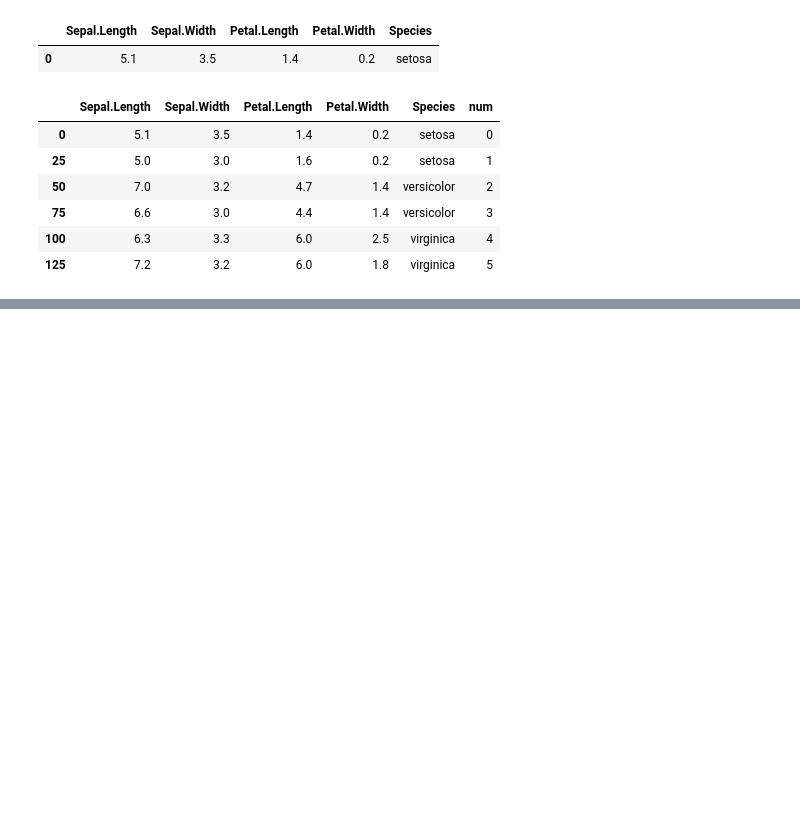
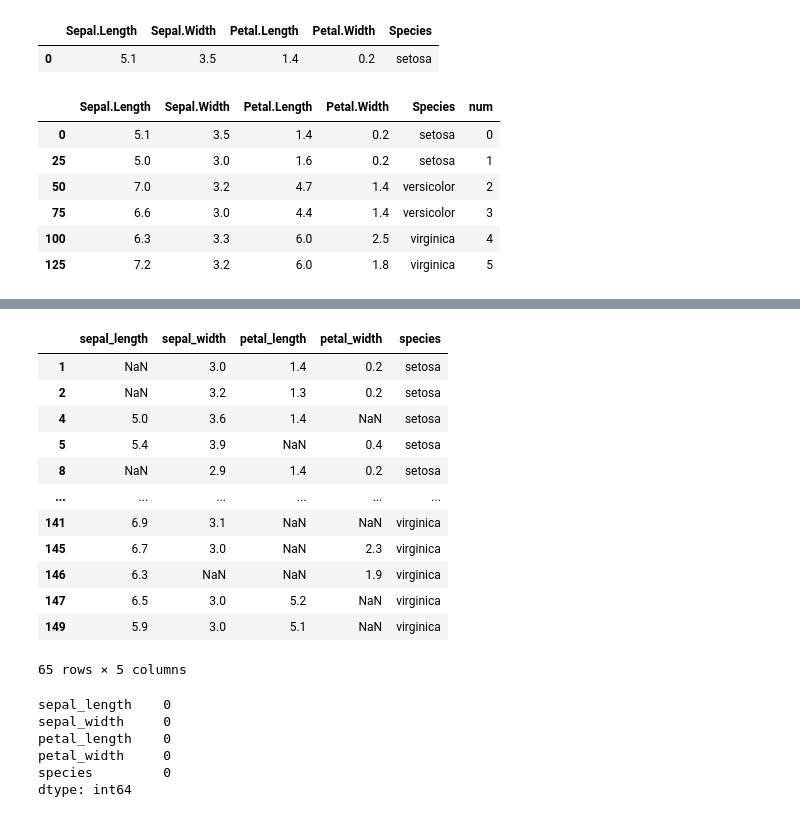
Before and after one commit to congcongee/ai, a Jupyter notebook: source/01_python/ch11_데이터프레임과시리즈(Pandas)_ 9절~14절.ipynb, the cells around one changed output, grey strips where cells are left out. Drawn from its saved outputs; the diff is of its cells as text; code cells hidden in the pictures; blank space fills up the shorter version.

```diff
--- a/source/01_python/ch11_데이터프레임과시리즈(Pandas)_ 9절~14절.ipynb
+++ b/source/01_python/ch11_데이터프레임과시리즈(Pandas)_ 9절~14절.ipynb
@@ -275,0 +1000,4 @@ iris.groupby(['Species']).describe().T
+# %%
+import seaborn as sns
+iris = sns.load_dataset('iris')
+iris.head(1)
@@ -275,0 +1033,6 @@ iris.groupby(['Species']).describe().T
+# %%
+for col in range(iris.shape[1]-1):
+    randomidx = random.sample(range(iris.shape[0]), 20)
+    # print(randomidx, col)
+    iris.iloc[randomidx, col] = np.nan
+iris.isna().sum()
@@ -275,0 +1055,31 @@ iris.groupby(['Species']).describe().T
+# %%
+# 2단계 : 결측치가 있는 iris데이터를 출력한다
+iris[iris['sepal_length'].isna() | iris['sepal_width'].isna() |
+     iris['petal_length'].isnull() | iris['petal_width'].isnull()]
+# %% [output]
+|  | sepal_length | sepal_width | petal_length | petal_width | species |
+| 1 | NaN | 3.0 | 1.4 | 0.2 | setosa |
+| 2 | NaN | 3.2 | 1.3 | 0.2 | setosa |
+| 4 | 5.0 | 3.6 | 1.4 | NaN | setosa |
+| 5 | 5.4 | 3.9 | NaN | 0.4 | setosa |
+| 8 | NaN | 2.9 | 1.4 | 0.2 | setosa |
+| ... | ... | ... | ... | ... | ... |
+| 141 | 6.9 | 3.1 | NaN | NaN | virginica |
+| 145 | 6.7 | 3.0 | NaN | 2.3 | virginica |
+| 146 | 6.3 | NaN | NaN | 1.9 | virginica |
+| 147 | 6.5 | 3.0 | 5.2 | NaN | virginica |
+| 149 | 5.9 | 3.0 | 5.1 | NaN | virginica |
+65 rows × 5 columns
+# %%
+# 3단계 : 결측치를 열평균으로 대체된 iris데이터를 출력
+iris.iloc[:,:-1].mean(axis=0) # 열평균
+iris.mean(axis=0, numeric_only=True) # 열평균
+iris_fillna = iris.fillna(value=iris.iloc[:,:-1].mean(axis=0))
+iris_fillna.isna().sum()
+# %% [output]
+sepal_length    0
+sepal_width     0
+petal_length    0
+petal_width     0
+species         0
+dtype: int64
```
Also changed, not shown: parts of 113 cells of this notebook.
